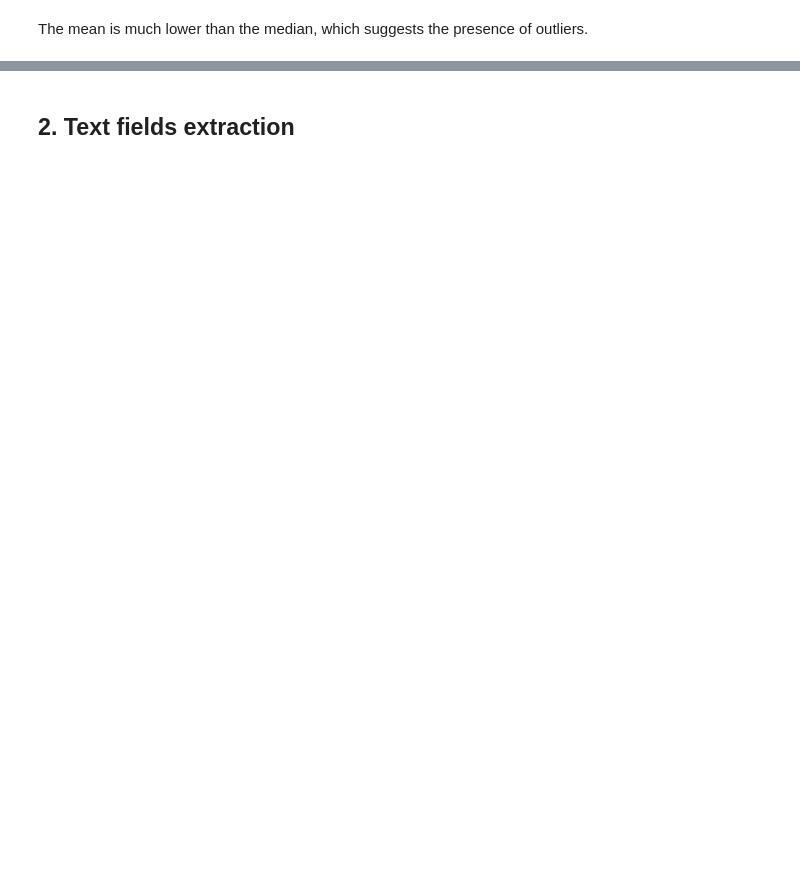
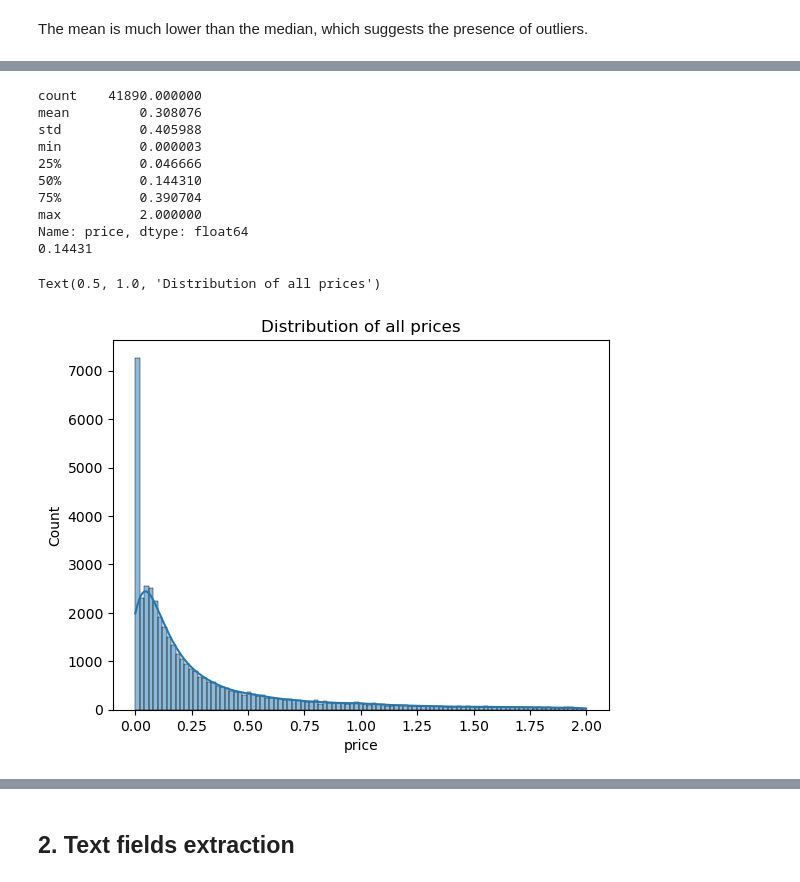
Before and after one commit to davide-beltrame/cybercrime-aho, a Jupyter notebook: main.ipynb, the cells around one changed output, grey strips where cells are left out. Drawn from its saved outputs; the diff is of its cells as text; code cells hidden in the pictures; blank space fills up the shorter version.

```diff
--- a/main.ipynb
+++ b/main.ipynb
@@ -533,0 +563,26 @@ Text(0.5, 1.0, 'Distribution of prices in BTC')
+# %%
+# we drop all prices under 2*10**-6 BTC, corresponding to 10 USD cents
+df_final = df_final[df_final['price'] >= 10**-6]
+
+# and the main statistics of the price column, including the median
+print(df_final['price'].describe())
+
+# and the median
+print(df_final['price'].median())
+
+# we plot the distribution of the price column
+sns.histplot(df_final['price'], kde=True)
+plt.title('Distribution of all prices')
+# %% [output]
+count    41890.000000
+mean         0.308076
+std          0.405988
+min          0.000003
+25%          0.046666
+50%          0.144310
+75%          0.390704
+max          2.000000
+Name: price, dtype: float64
+0.14431
+Text(0.5, 1.0, 'Distribution of all prices')
+[figure, added]
```
Also changed, not shown: parts of 37 cells of this notebook.
